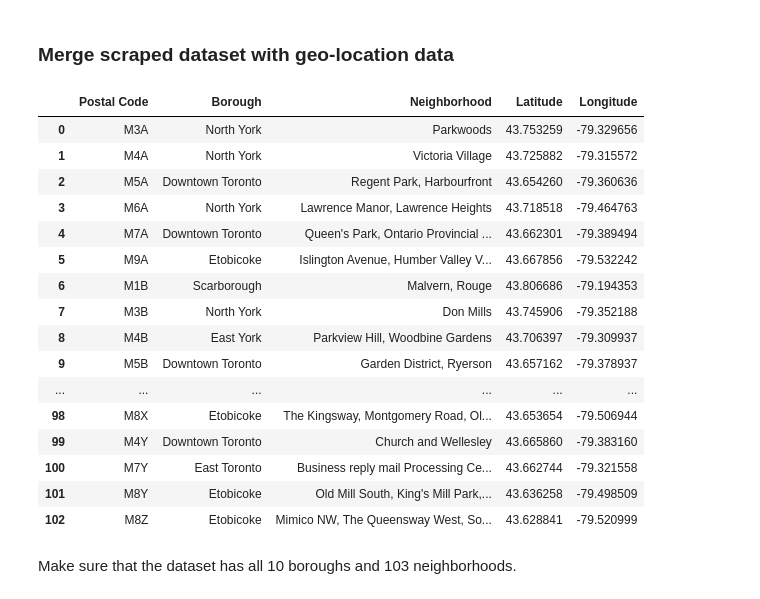
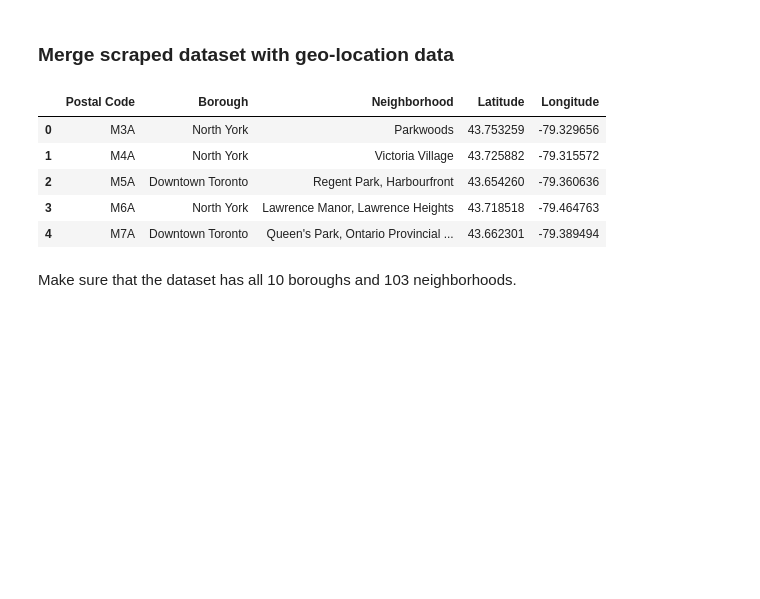
Before and after one commit to ranared/Coursera_Capstone, a Jupyter notebook: Clustering_Neighborhoods_in_Toronto.ipynb, the cells around one changed output. Drawn from its saved outputs; the diff is of its cells as text; code cells hidden in the pictures; blank space fills up the shorter version.

```diff
--- a/Clustering_Neighborhoods_in_Toronto.ipynb
+++ b/Clustering_Neighborhoods_in_Toronto.ipynb
@@ -130,25 +102,14 @@ geospatial_df.head()
 ### Merge scraped dataset with geo-location data
 # %%
 df = pd.merge(df, geospatial_df, on='Postal Code', how='left')
-df
+df.head()
 # %% [output]
 |  | Postal Code | Borough | Neighborhood | Latitude | Longitude |
 | 0 | M3A | North York | Parkwoods | 43.753259 | -79.329656 |
 | 1 | M4A | North York | Victoria Village | 43.725882 | -79.315572 |
 | 2 | M5A | Downtown Toronto | Regent Park, Harbourfront | 43.654260 | -79.360636 |
 | 3 | M6A | North York | Lawrence Manor, Lawrence Heights | 43.718518 | -79.464763 |
 | 4 | M7A | Downtown Toronto | Queen's Park, Ontario Provincial ... | 43.662301 | -79.389494 |
-| 5 | M9A | Etobicoke | Islington Avenue, Humber Valley V... | 43.667856 | -79.532242 |
-| 6 | M1B | Scarborough | Malvern, Rouge | 43.806686 | -79.194353 |
-| 7 | M3B | North York | Don Mills | 43.745906 | -79.352188 |
-| 8 | M4B | East York | Parkview Hill, Woodbine Gardens | 43.706397 | -79.309937 |
-| 9 | M5B | Downtown Toronto | Garden District, Ryerson | 43.657162 | -79.378937 |
-| ... | ... | ... | ... | ... | ... |
-| 98 | M8X | Etobicoke | The Kingsway, Montgomery Road, Ol... | 43.653654 | -79.506944 |
-| 99 | M4Y | Downtown Toronto | Church and Wellesley | 43.665860 | -79.383160 |
-| 100 | M7Y | East Toronto | Business reply mail Processing Ce... | 43.662744 | -79.321558 |
-| 101 | M8Y | Etobicoke | Old Mill South, King's Mill Park,... | 43.636258 | -79.498509 |
-| 102 | M8Z | Etobicoke | Mimico NW, The Queensway West, So... | 43.628841 | -79.520999 |
 # %% [markdown]
 Make sure that the dataset has all 10 boroughs and 103 neighborhoods.
 # %%
```
Also changed, not shown: parts of 26 cells of this notebook, 1 other file.
